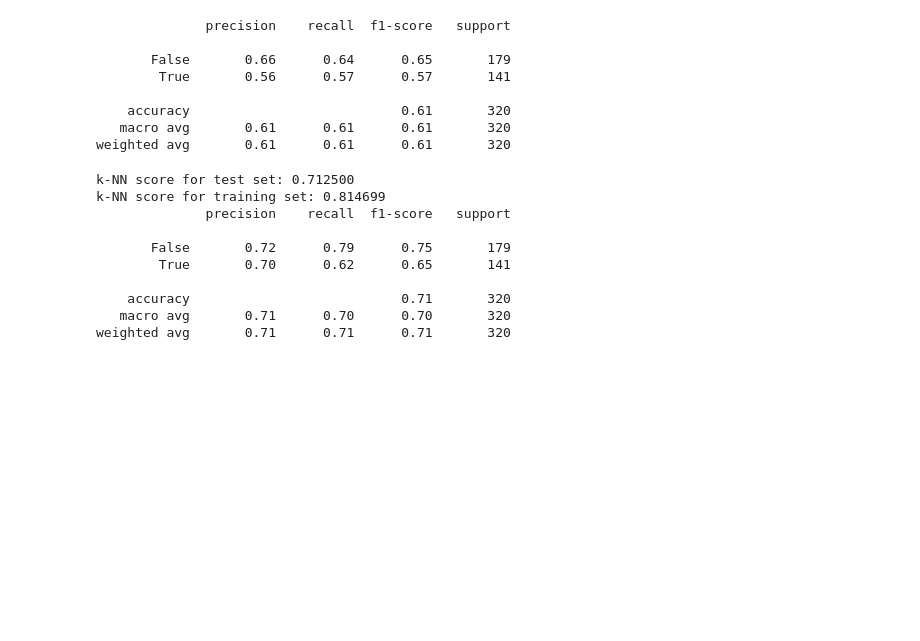
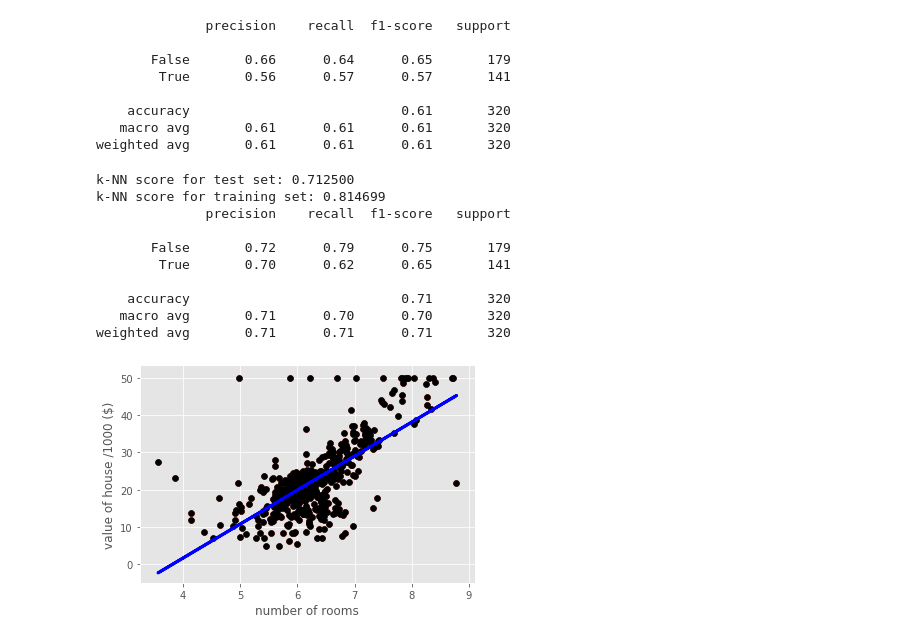
Before and after one commit to brijrajgohil/DataScienceProjects, a Jupyter notebook: PreprocessingLogisticRegressionKNN/Main.ipynb, the cells around one changed output. Cells and saved outputs as stored; diff of their text form; code cells hidden in the pictures; blank space fills up the shorter version.

Commit message:
Complete Project: Preprocessing, Regression, kNN

```diff
--- a/PreprocessingLogisticRegressionKNN/Main.ipynb
+++ b/PreprocessingLogisticRegressionKNN/Main.ipynb
@@ -83,0 +91,31 @@ weighted avg       0.71      0.71      0.71       320
+# %%
+# Import necessary packages
+import pandas as pd
+%matplotlib inline
+import matplotlib.pyplot as plt
+plt.style.use('ggplot')
+from sklearn import datasets
+from sklearn import linear_model
+import numpy as np
+
+# Load data
+boston = datasets.load_boston()
+yb = boston.target.reshape(-1, 1)
+Xb = boston['data'][:, 5].reshape(-1, 1)
+
+# Plot data
+plt.scatter(Xb, yb)
+plt.ylabel('value of house /1000 ($)')
+plt.xlabel('number of rooms')
+
+# Create linear regression object
+regr = linear_model.LinearRegression()
+# Train the model using training sets
+regr.fit(Xb, yb)
+
+# Plot outputs
+plt.scatter(Xb, yb, color = 'black')
+plt.plot(Xb, regr.predict(Xb), color = 'blue', linewidth = 3)
+plt.show()
+# %% [output]
+[figure, added]
```
Also changed, not shown: parts of 9 cells of this notebook, 1 other file.
